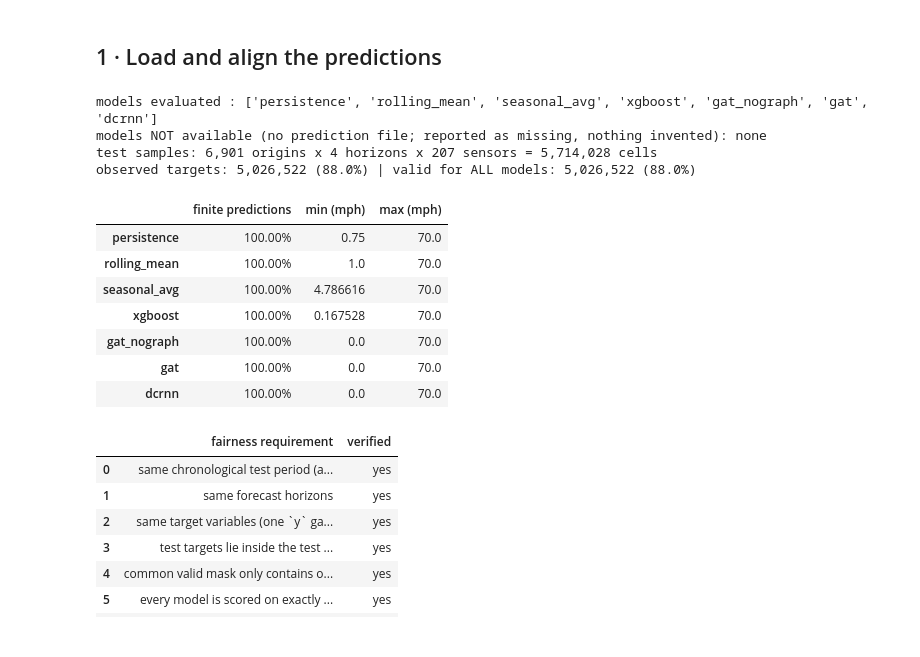
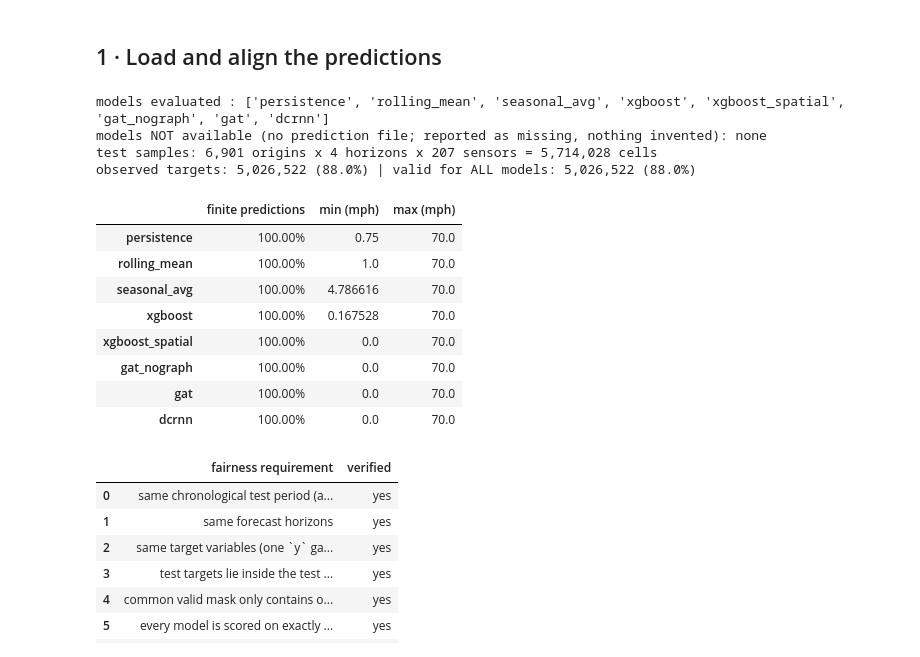
Before and after one commit to agrawalshreyansh/T005_MLDL_Project, a Jupyter notebook: notebooks/07_model_evaluation.ipynb, the cells around one changed output. Saved outputs shown, nothing was run; the diff lists cells and outputs as text; code cells hidden in the pictures.

```diff
--- a/notebooks/07_model_evaluation.ipynb
+++ b/notebooks/07_model_evaluation.ipynb
@@ -51,27 +51,28 @@ if config.IS_SMOKE:
 # %% [markdown]
 ## 1 · Load and align the predictions
 # %%
-CANDIDATES = ["persistence", "rolling_mean", "seasonal_avg", "xgboost", "gat_nograph", "gat", "dcrnn"]
+CANDIDATES = ["persistence", "rolling_mean", "seasonal_avg", "xgboost", "xgboost_spatial", "gat_nograph", "gat", "dcrnn"]
 preds, y, ymask, origins, horizons, missing_models = ev.load_aligned(CANDIDATES, "test", ctx.speed, ctx.mask)
 MODELS = [m for m in CANDIDATES if m in preds]
 
 print("models evaluated :", MODELS)
 print("models NOT available (no prediction file; reported as missing, nothing invented):", missing_models or "none")
 assert np.array_equal(origins, ctx.origins["test"]) and horizons == HZ, "predictions do not use the shared test origins/horizons"
 valid = ev.common_valid_mask({m: preds[m] for m in MODELS}, ymask)
 print(f"test samples: {len(origins):,} origins x {len(HZ)} horizons x {N} sensors = {valid.size:,} cells")
 print(f"observed targets: {int(ymask.sum()):,} ({ymask.mean():.1%}) | valid for ALL models: {int(valid.sum()):,} ({valid.mean():.1%})")
 display(pd.DataFrame({m: {"finite predictions": f"{np.isfinite(preds[m]).mean():.2%}", "min (mph)": float(np.nanmin(preds[m])), "max (mph)": float(np.nanmax(preds[m]))} for m in MODELS}).T.round(2))
 # %% [output]
-models evaluated : ['persistence', 'rolling_mean', 'seasonal_avg', 'xgboost', 'gat_nograph', 'gat', 'dcrnn']
+models evaluated : ['persistence', 'rolling_mean', 'seasonal_avg', 'xgboost', 'xgboost_spatial', 'gat_nograph', 'gat', 'dcrnn']
 models NOT available (no prediction file; reported as missing, nothing invented): none
 test samples: 6,901 origins x 4 horizons x 207 sensors = 5,714,028 cells
 observed targets: 5,026,522 (88.0%) | valid for ALL models: 5,026,522 (88.0%)
 |  | finite predictions | min (mph) | max (mph) |
 | persistence | 100.00% | 0.75 | 70.0 |
 | rolling_mean | 100.00% | 1.0 | 70.0 |
 | seasonal_avg | 100.00% | 4.786616 | 70.0 |
 | xgboost | 100.00% | 0.167528 | 70.0 |
+| xgboost_spatial | 100.00% | 0.0 | 70.0 |
 | gat_nograph | 100.00% | 0.0 | 70.0 |
 | gat | 100.00% | 0.0 | 70.0 |
 | dcrnn | 100.00% | 0.0 | 70.0 |
```
Also changed, not shown: parts of 16 cells of this notebook, 17 other files.
